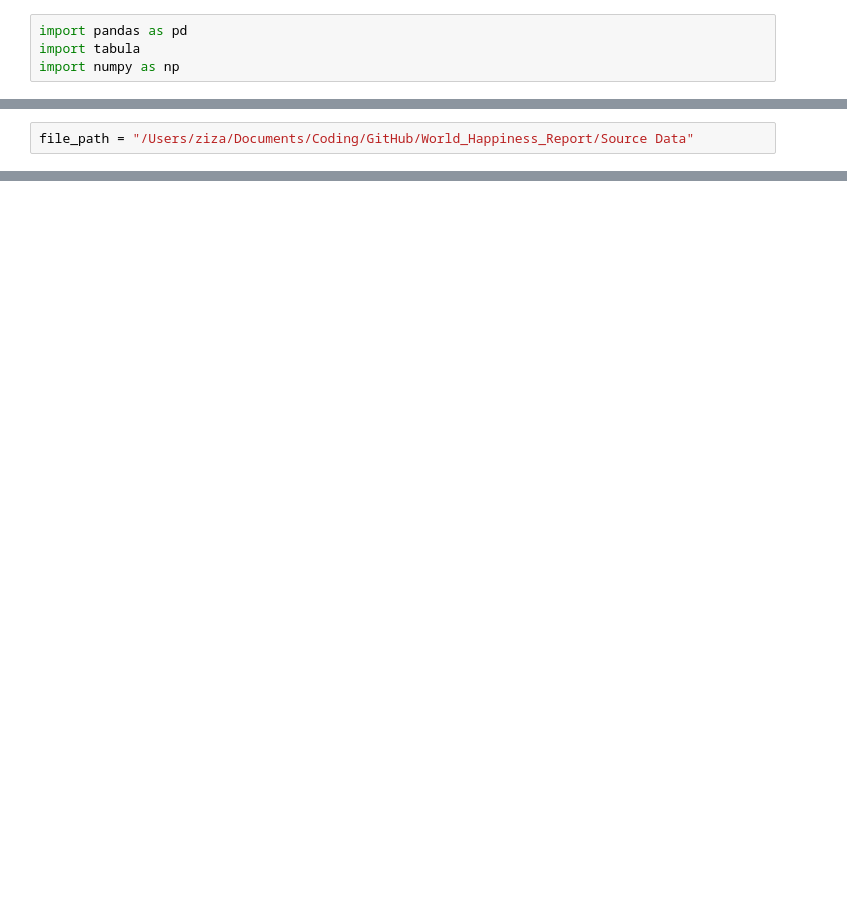
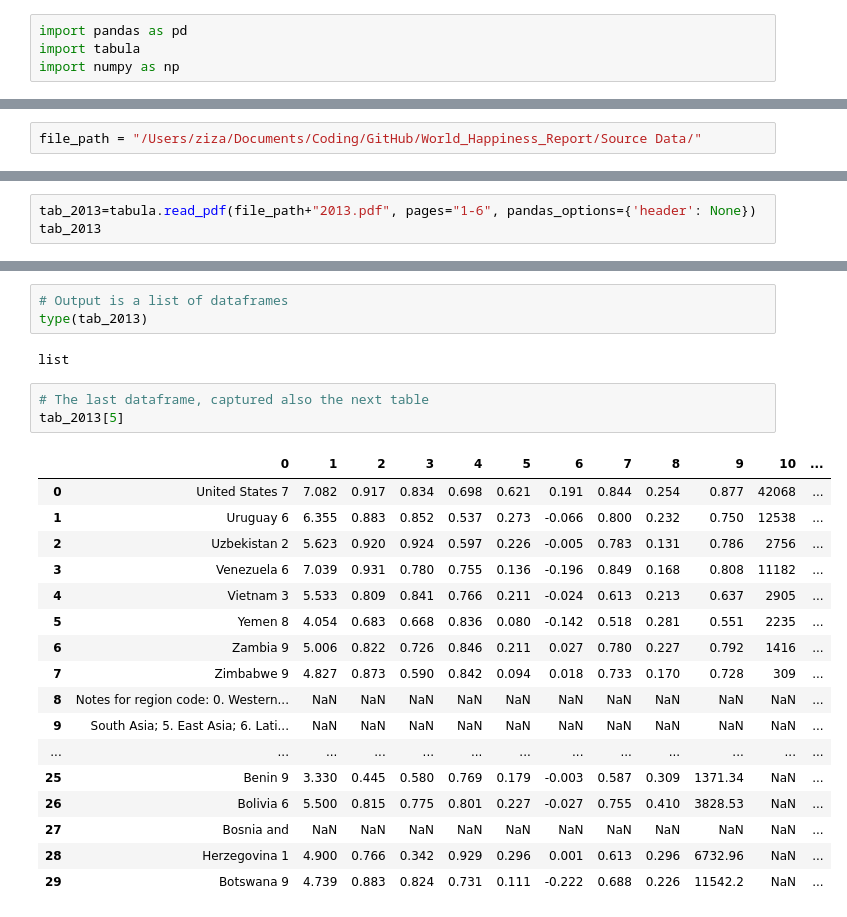
Before and after one commit to angkohtenko/World_Happiness_Report, a Jupyter notebook: Clean_data.ipynb, the cells around one changed output, grey strips where cells are left out. Saved outputs shown, nothing was run; the diff lists cells and outputs as text; blank space fills up the shorter version.

Commit message:
read all reports

```diff
--- a/Clean_data.ipynb
+++ b/Clean_data.ipynb
@@ -7,5 +5,5 @@ import numpy as np
 # %%
-file_path = "/Users/ziza/Documents/Coding/GitHub/World_Happiness_Report/Source Data"
+file_path = "/Users/ziza/Documents/Coding/GitHub/World_Happiness_Report/Source Data/"
 # %%
 df_2022 = pd.read_excel(file_path + "2022.xls")
 df_2022.head()
@@ -13,0 +170,3 @@ FileNotFoundError: [Errno 2] No such file or directory: '/Users/ziza/Documents/C
+# %%
+tab_2013=tabula.read_pdf(file_path+"2013.pdf", pages="1-6", pandas_options={'header': None})
+tab_2013
@@ -13,0 +191,26 @@ FileNotFoundError: [Errno 2] No such file or directory: '/Users/ziza/Documents/C
+# %%
+# Output is a list of dataframes
+type(tab_2013)
+# %% [output]
+list
+# %%
+# The last dataframe, captured also the next table
+tab_2013[5]
+# %% [output]
+|  | 0 | 1 | 2 | 3 | 4 | 5 | 6 | 7 | 8 | 9 | 10 | ... |
+| 0 | United States 7 | 7.082 | 0.917 | 0.834 | 0.698 | 0.621 | 0.191 | 0.844 | 0.254 | 0.877 | 42068 | ... |
+| 1 | Uruguay 6 | 6.355 | 0.883 | 0.852 | 0.537 | 0.273 | -0.066 | 0.800 | 0.232 | 0.750 | 12538 | ... |
+| 2 | Uzbekistan 2 | 5.623 | 0.920 | 0.924 | 0.597 | 0.226 | -0.005 | 0.783 | 0.131 | 0.786 | 2756 | ... |
+| 3 | Venezuela 6 | 7.039 | 0.931 | 0.780 | 0.755 | 0.136 | -0.196 | 0.849 | 0.168 | 0.808 | 11182 | ... |
+| 4 | Vietnam 3 | 5.533 | 0.809 | 0.841 | 0.766 | 0.211 | -0.024 | 0.613 | 0.213 | 0.637 | 2905 | ... |
+| 5 | Yemen 8 | 4.054 | 0.683 | 0.668 | 0.836 | 0.080 | -0.142 | 0.518 | 0.281 | 0.551 | 2235 | ... |
+| 6 | Zambia 9 | 5.006 | 0.822 | 0.726 | 0.846 | 0.211 | 0.027 | 0.780 | 0.227 | 0.792 | 1416 | ... |
+| 7 | Zimbabwe 9 | 4.827 | 0.873 | 0.590 | 0.842 | 0.094 | 0.018 | 0.733 | 0.170 | 0.728 | 309 | ... |
+| 8 | Notes for region code: 0. Western... | NaN | NaN | NaN | NaN | NaN | NaN | NaN | NaN | NaN | NaN | ... |
+| 9 | South Asia; 5. East Asia; 6. Lati... | NaN | NaN | NaN | NaN | NaN | NaN | NaN | NaN | NaN | NaN | ... |
+| ... | ... | ... | ... | ... | ... | ... | ... | ... | ... | ... | ... | ... |
+| 25 | Benin 9 | 3.330 | 0.445 | 0.580 | 0.769 | 0.179 | -0.003 | 0.587 | 0.309 | 1371.34 | NaN | ... |
+| 26 | Bolivia 6 | 5.500 | 0.815 | 0.775 | 0.801 | 0.227 | -0.027 | 0.755 | 0.410 | 3828.53 | NaN | ... |
+| 27 | Bosnia and | NaN | NaN | NaN | NaN | NaN | NaN | NaN | NaN | NaN | NaN | ... |
+| 28 | Herzegovina 1 | 4.900 | 0.766 | 0.342 | 0.929 | 0.296 | 0.001 | 0.613 | 0.296 | 6732.96 | NaN | ... |
+| 29 | Botswana 9 | 4.739 | 0.883 | 0.824 | 0.731 | 0.111 | -0.222 | 0.688 | 0.226 | 11542.2 | NaN | ... |
```
Also changed, not shown: parts of 21 cells of this notebook.
